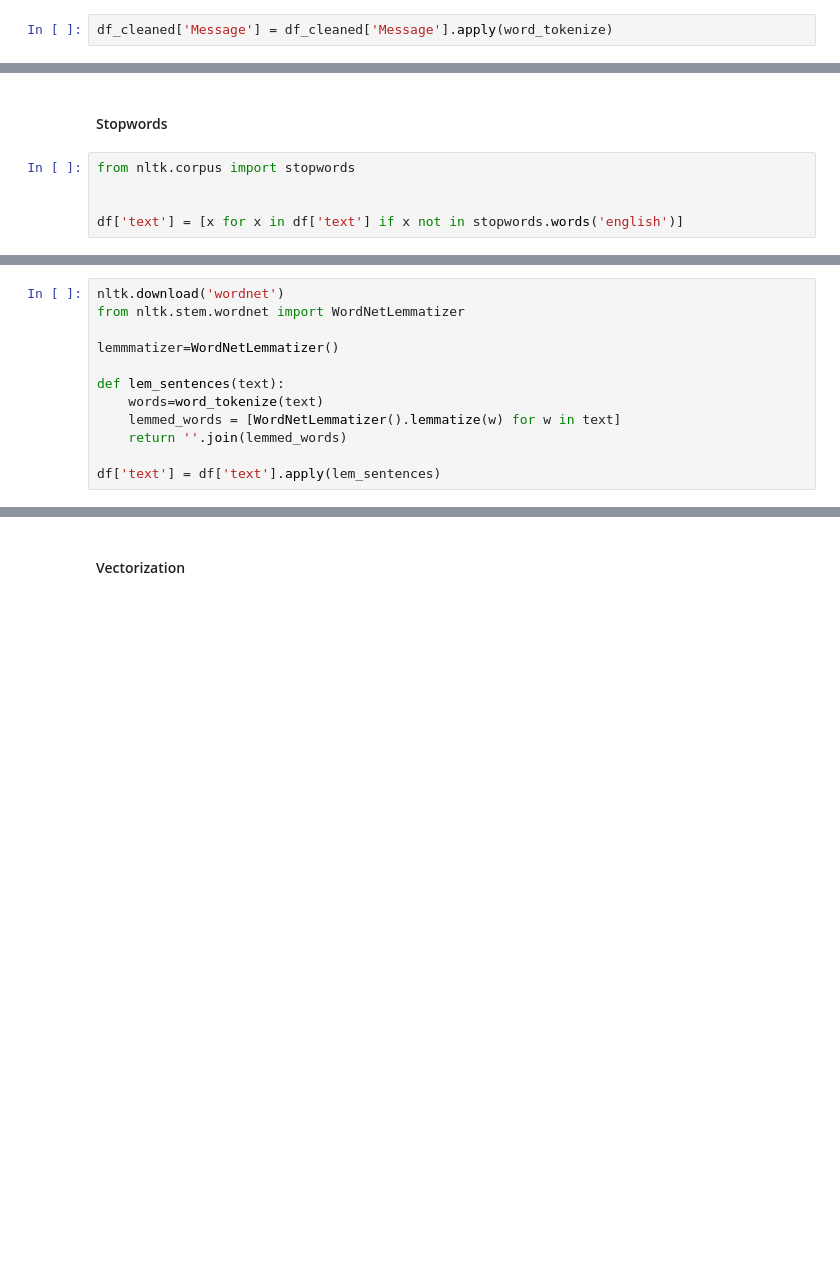
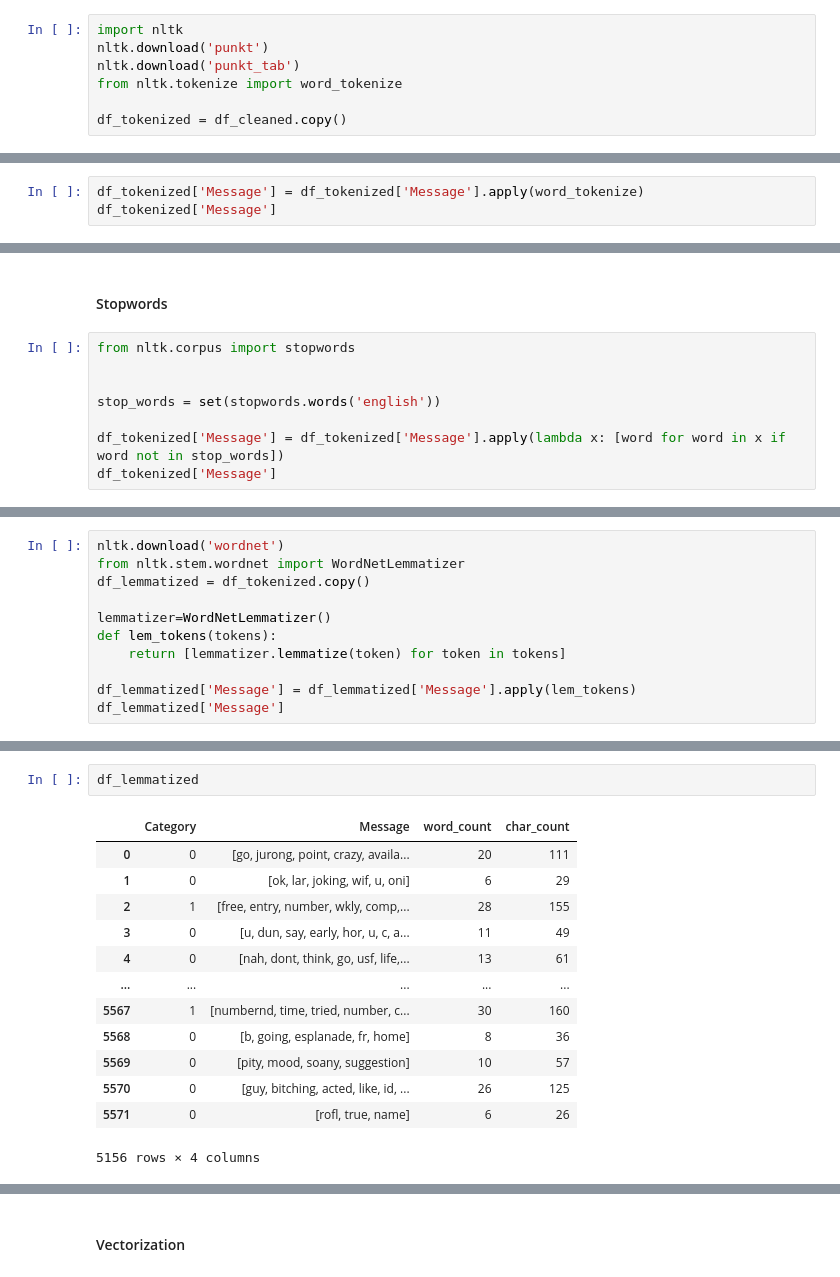
Before and after one commit to amaldu/AntiSpam-NLP-Pipeline, a Jupyter notebook: notebooks/eda.ipynb, the cells around one changed output, grey strips where cells are left out. Drawn from its saved outputs; the diff is of its cells as text; blank space fills up the shorter version.

```diff
--- a/notebooks/eda.ipynb
+++ b/notebooks/eda.ipynb
@@ -185,5 +284,10 @@ Name: Message, dtype: object
 # %% [markdown]
 #### Tokenization
 # %%
-df_cleaned['Message'] = df_cleaned['Message'].apply(word_tokenize)
+import nltk
+nltk.download('punkt')
+nltk.download('punkt_tab')
+from nltk.tokenize import word_tokenize
+
+df_tokenized = df_cleaned.copy()
 # %% [output]
@@ -193,0 +298,3 @@ LookupError:
+# %%
+df_tokenized['Message'] = df_tokenized['Message'].apply(word_tokenize)
+df_tokenized['Message']
@@ -197,4 +317,7 @@ LookupError:
 from nltk.corpus import stopwords
 
 
-df['text'] = [x for x in df['text'] if x not in stopwords.words('english')]
+stop_words = set(stopwords.words('english'))
+
+df_tokenized['Message'] = df_tokenized['Message'].apply(lambda x: [word for word in x if word not in stop_words])
+df_tokenized['Message']
@@ -217,12 +351,11 @@ df['text'] = df['text'].apply(stem_sentences)
 # %%
 nltk.download('wordnet')
 from nltk.stem.wordnet import WordNetLemmatizer
+df_lemmatized = df_tokenized.copy()
 
-lemmmatizer=WordNetLemmatizer()
+lemmatizer=WordNetLemmatizer()
+def lem_tokens(tokens):
+    return [lemmatizer.lemmatize(token) for token in tokens]
 
-def lem_sentences(text):
-    words=word_tokenize(text)
-    lemmed_words = [WordNetLemmatizer().lemmatize(w) for w in text]
-    return ''.join(lemmed_words)
-
-df['text'] = df['text'].apply(lem_sentences)
+df_lemmatized['Message'] = df_lemmatized['Message'].apply(lem_tokens)
+df_lemmatized['Message']
@@ -228,0 +377,16 @@ df['text'] = df['text'].apply(lem_sentences)
+# %%
+df_lemmatized
+# %% [output]
+|  | Category | Message | word_count | char_count |
+| 0 | 0 | [go, jurong, point, crazy, availa... | 20 | 111 |
+| 1 | 0 | [ok, lar, joking, wif, u, oni] | 6 | 29 |
+| 2 | 1 | [free, entry, number, wkly, comp,... | 28 | 155 |
+| 3 | 0 | [u, dun, say, early, hor, u, c, a... | 11 | 49 |
+| 4 | 0 | [nah, dont, think, go, usf, life,... | 13 | 61 |
+| ... | ... | ... | ... | ... |
+| 5567 | 1 | [numbernd, time, tried, number, c... | 30 | 160 |
+| 5568 | 0 | [b, going, esplanade, fr, home] | 8 | 36 |
+| 5569 | 0 | [pity, mood, soany, suggestion] | 10 | 57 |
+| 5570 | 0 | [guy, bitching, acted, like, id, ... | 26 | 125 |
+| 5571 | 0 | [rofl, true, name] | 6 | 26 |
+5156 rows × 4 columns
```
Also changed, not shown: parts of 48 cells of this notebook.
